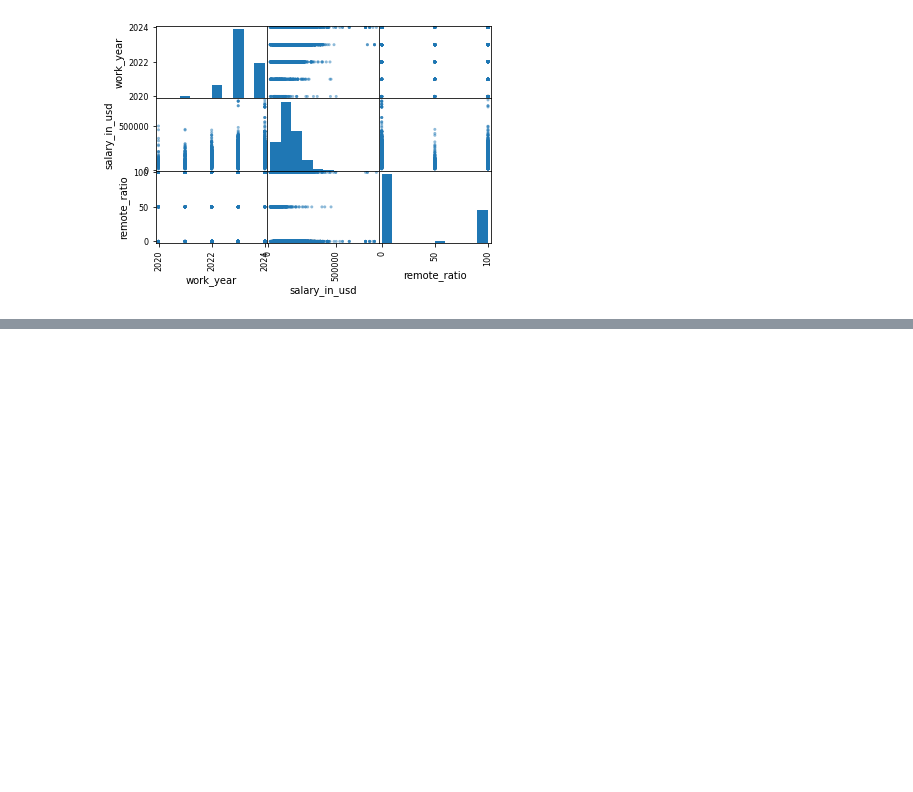
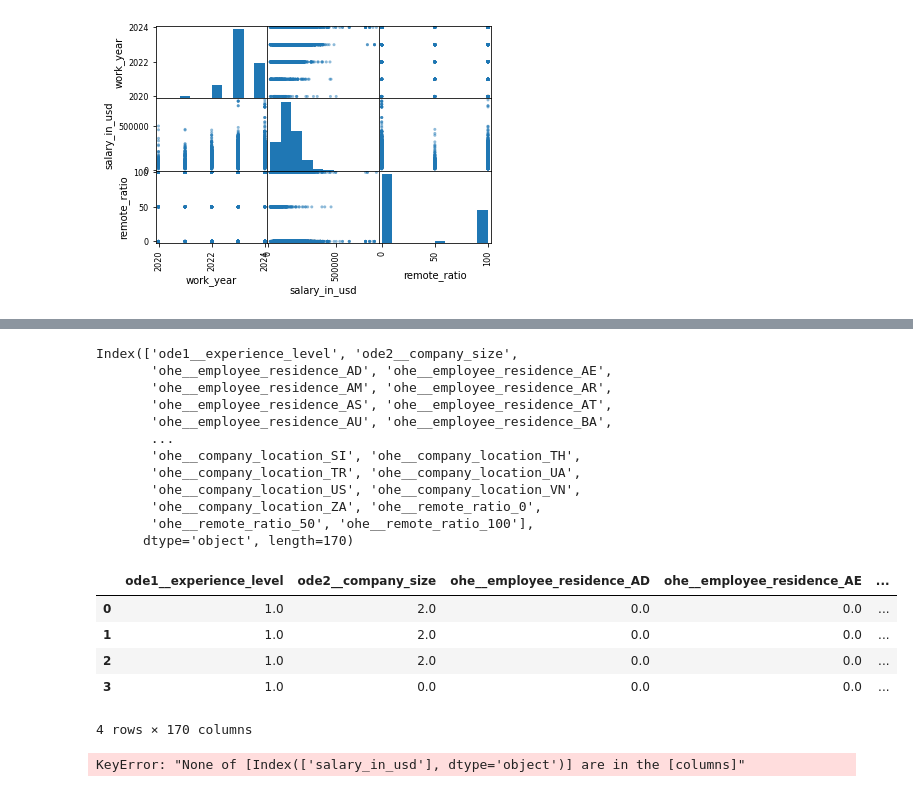
Before and after one commit to bdeanhardt/DIS_ML_Final_Project, a Jupyter notebook: exploration.ipynb, the cells around one changed output, grey strips where cells are left out. Drawn from its saved outputs; the diff is of its cells as text; code cells hidden in the pictures; blank space fills up the shorter version.

Commit message:
Regression in Progress

```diff
--- a/exploration.ipynb
+++ b/exploration.ipynb
@@ -233,0 +259,66 @@ Mapped categories: [array([  0,  50, 100])]
+# %%
+from sklearn.preprocessing import OneHotEncoder,OrdinalEncoder
+from sklearn.compose import ColumnTransformer
+
+one_hot_encoding_cat = ['employee_residence','company_location','remote_ratio']
+ordinal_encoding_cat = ['experience_level','company_size']
+
+ode1 = OrdinalEncoder(categories=[['EN', 'MI', 'SE', 'EX']])
+ode2 = OrdinalEncoder(categories=[['S','M','L']])
+ohe = OneHotEncoder()
+
+##columnTransformer
+ct = ColumnTransformer(
+    transformers=[
+        ('ode1', ode1, ['experience_level']),
+        ('ode2', ode2, ['company_size']),
+        ('ohe', ohe, one_hot_encoding_cat)
+    ],
+)
+
+trf = ct.fit_transform(data)
+trf = trf.toarray()
+column_names = ct.get_feature_names_out()
+df = pd.DataFrame(trf,columns=column_names)
+
+print(df.columns)
+
+df.head(4)
+# %% [output]
+Index(['ode1__experience_level', 'ode2__company_size',
+       'ohe__employee_residence_AD', 'ohe__employee_residence_AE',
+       'ohe__employee_residence_AM', 'ohe__employee_residence_AR',
+       'ohe__employee_residence_AS', 'ohe__employee_residence_AT',
+       'ohe__employee_residence_AU', 'ohe__employee_residence_BA',
+       ...
+       'ohe__company_location_SI', 'ohe__company_location_TH',
+       'ohe__company_location_TR', 'ohe__company_location_UA',
+       'ohe__company_location_US', 'ohe__company_location_VN',
+       'ohe__company_location_ZA', 'ohe__remote_ratio_0',
+       'ohe__remote_ratio_50', 'ohe__remote_ratio_100'],
+      dtype='object', length=170)
+|  | ode1__experience_level | ode2__company_size | ohe__employee_residence_AD | ohe__employee_residence_AE | ... |
+| 0 | 1.0 | 2.0 | 0.0 | 0.0 | ... |
+| 1 | 1.0 | 2.0 | 0.0 | 0.0 | ... |
+| 2 | 1.0 | 2.0 | 0.0 | 0.0 | ... |
+| 3 | 1.0 | 0.0 | 0.0 | 0.0 | ... |
+4 rows × 170 columns
+# %%
+from sklearn.linear_model import LinearRegression
+from sklearn.model_selection import train_test_split
+
+
+# Split the data into training and testing sets
+y = df[['salary_in_usd']].copy()
+X = df('salary_in_usd', axis=1)
+
+X_train, X_test, y_train, y_test = train_test_split(X, y, test_size=0.2, random_state=42)
+
+# Create and train the linear regression model
+model = LinearRegression()
+model.fit(X_train, y_train)
+
+# Make predictions on the test set
+y_pred = model.predict(X_test)
+# %% [output]
+KeyError: "None of [Index(['salary_in_usd'], dtype='object')] are in the [columns]"
```
Also changed, not shown: parts of 9 cells of this notebook.
